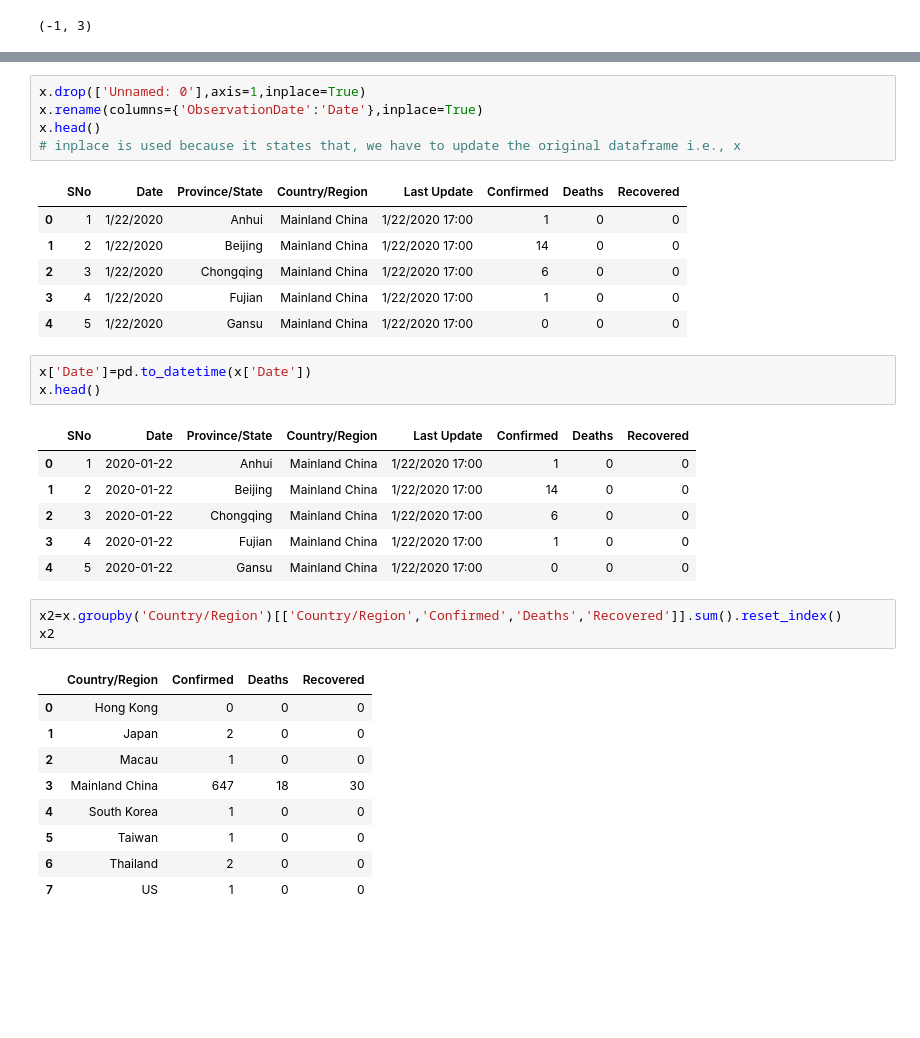
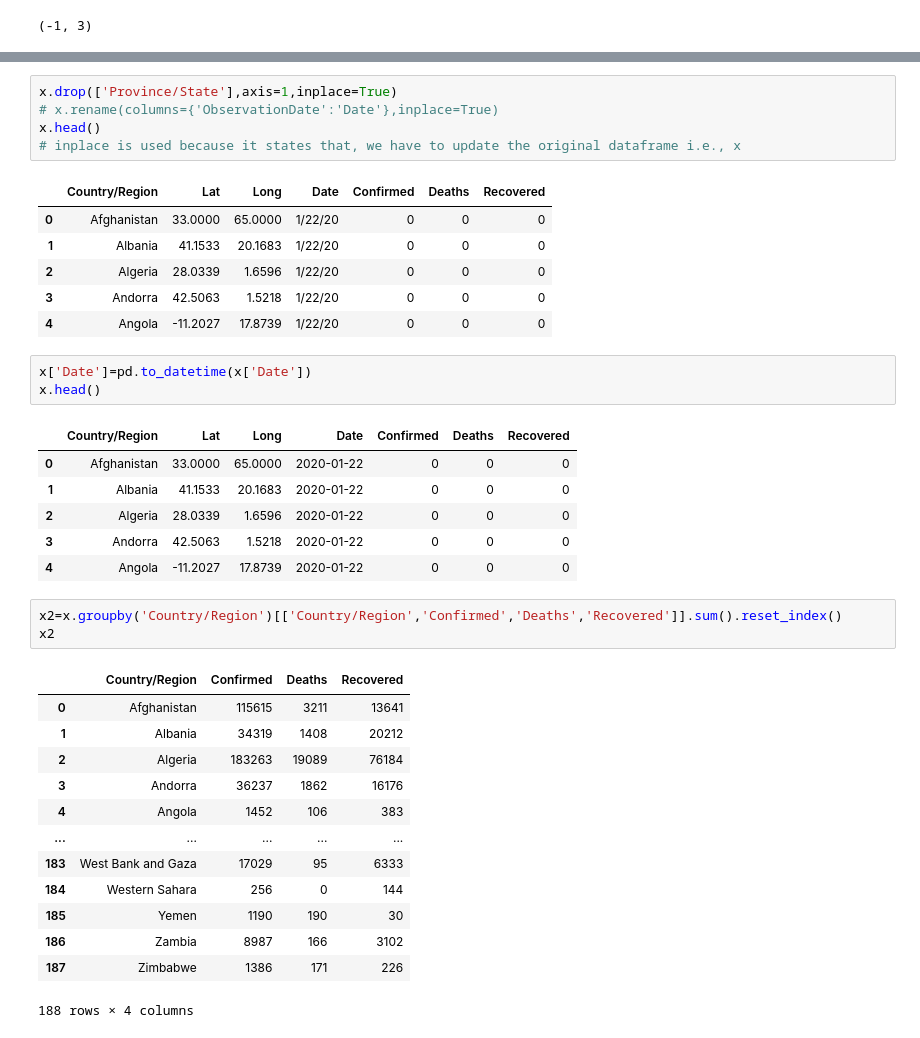
Before and after one commit to KARTIKEYgarg1/udemy-data-science-and-ml, a Jupyter notebook: Programs.ipynb, the cells around one changed output, grey strips where cells are left out. Saved outputs shown, nothing was run; the diff lists cells and outputs as text; blank space fills up the shorter version.

```diff
--- a/Programs.ipynb
+++ b/Programs.ipynb
@@ -100,35 +100,39 @@ x.head()
 # %%
-x.drop(['Unnamed: 0'],axis=1,inplace=True)
-x.rename(columns={'ObservationDate':'Date'},inplace=True)
+x.drop(['Province/State'],axis=1,inplace=True)
+# x.rename(columns={'ObservationDate':'Date'},inplace=True)
 x.head()
 # inplace is used because it states that, we have to update the original dataframe i.e., x
 # %% [output]
-|  | SNo | Date | Province/State | Country/Region | Last Update | Confirmed | Deaths | Recovered |
-| 0 | 1 | 1/22/2020 | Anhui | Mainland China | 1/22/2020 17:00 | 1 | 0 | 0 |
-| 1 | 2 | 1/22/2020 | Beijing | Mainland China | 1/22/2020 17:00 | 14 | 0 | 0 |
-| 2 | 3 | 1/22/2020 | Chongqing | Mainland China | 1/22/2020 17:00 | 6 | 0 | 0 |
-| 3 | 4 | 1/22/2020 | Fujian | Mainland China | 1/22/2020 17:00 | 1 | 0 | 0 |
-| 4 | 5 | 1/22/2020 | Gansu | Mainland China | 1/22/2020 17:00 | 0 | 0 | 0 |
+|  | Country/Region | Lat | Long | Date | Confirmed | Deaths | Recovered |
+| 0 | Afghanistan | 33.0000 | 65.0000 | 1/22/20 | 0 | 0 | 0 |
+| 1 | Albania | 41.1533 | 20.1683 | 1/22/20 | 0 | 0 | 0 |
+| 2 | Algeria | 28.0339 | 1.6596 | 1/22/20 | 0 | 0 | 0 |
+| 3 | Andorra | 42.5063 | 1.5218 | 1/22/20 | 0 | 0 | 0 |
+| 4 | Angola | -11.2027 | 17.8739 | 1/22/20 | 0 | 0 | 0 |
 # %%
 x['Date']=pd.to_datetime(x['Date'])
 x.head()
 # %% [output]
-|  | SNo | Date | Province/State | Country/Region | Last Update | Confirmed | Deaths | Recovered |
-| 0 | 1 | 2020-01-22 | Anhui | Mainland China | 1/22/2020 17:00 | 1 | 0 | 0 |
-| 1 | 2 | 2020-01-22 | Beijing | Mainland China | 1/22/2020 17:00 | 14 | 0 | 0 |
-| 2 | 3 | 2020-01-22 | Chongqing | Mainland China | 1/22/2020 17:00 | 6 | 0 | 0 |
-| 3 | 4 | 2020-01-22 | Fujian | Mainland China | 1/22/2020 17:00 | 1 | 0 | 0 |
-| 4 | 5 | 2020-01-22 | Gansu | Mainland China | 1/22/2020 17:00 | 0 | 0 | 0 |
+|  | Country/Region | Lat | Long | Date | Confirmed | Deaths | Recovered |
+| 0 | Afghanistan | 33.0000 | 65.0000 | 2020-01-22 | 0 | 0 | 0 |
+| 1 | Albania | 41.1533 | 20.1683 | 2020-01-22 | 0 | 0 | 0 |
+| 2 | Algeria | 28.0339 | 1.6596 | 2020-01-22 | 0 | 0 | 0 |
+| 3 | Andorra | 42.5063 | 1.5218 | 2020-01-22 | 0 | 0 | 0 |
+| 4 | Angola | -11.2027 | 17.8739 | 2020-01-22 | 0 | 0 | 0 |
 # %%
 x2=x.groupby('Country/Region')[['Country/Region','Confirmed','Deaths','Recovered']].sum().reset_index()
 x2
 # %% [output]
 |  | Country/Region | Confirmed | Deaths | Recovered |
-| 0 | Hong Kong | 0 | 0 | 0 |
-| 1 | Japan | 2 | 0 | 0 |
-| 2 | Macau | 1 | 0 | 0 |
-| 3 | Mainland China | 647 | 18 | 30 |
-| 4 | South Korea | 1 | 0 | 0 |
-| 5 | Taiwan | 1 | 0 | 0 |
-| 6 | Thailand | 2 | 0 | 0 |
-| 7 | US | 1 | 0 | 0 |
+| 0 | Afghanistan | 115615 | 3211 | 13641 |
+| 1 | Albania | 34319 | 1408 | 20212 |
+| 2 | Algeria | 183263 | 19089 | 76184 |
+| 3 | Andorra | 36237 | 1862 | 16176 |
+| 4 | Angola | 1452 | 106 | 383 |
+| ... | ... | ... | ... | ... |
+| 183 | West Bank and Gaza | 17029 | 95 | 6333 |
+| 184 | Western Sahara | 256 | 0 | 144 |
+| 185 | Yemen | 1190 | 190 | 30 |
+| 186 | Zambia | 8987 | 166 | 3102 |
+| 187 | Zimbabwe | 1386 | 171 | 226 |
+188 rows × 4 columns
```
Also changed, not shown: parts of 1 cell of this notebook.
